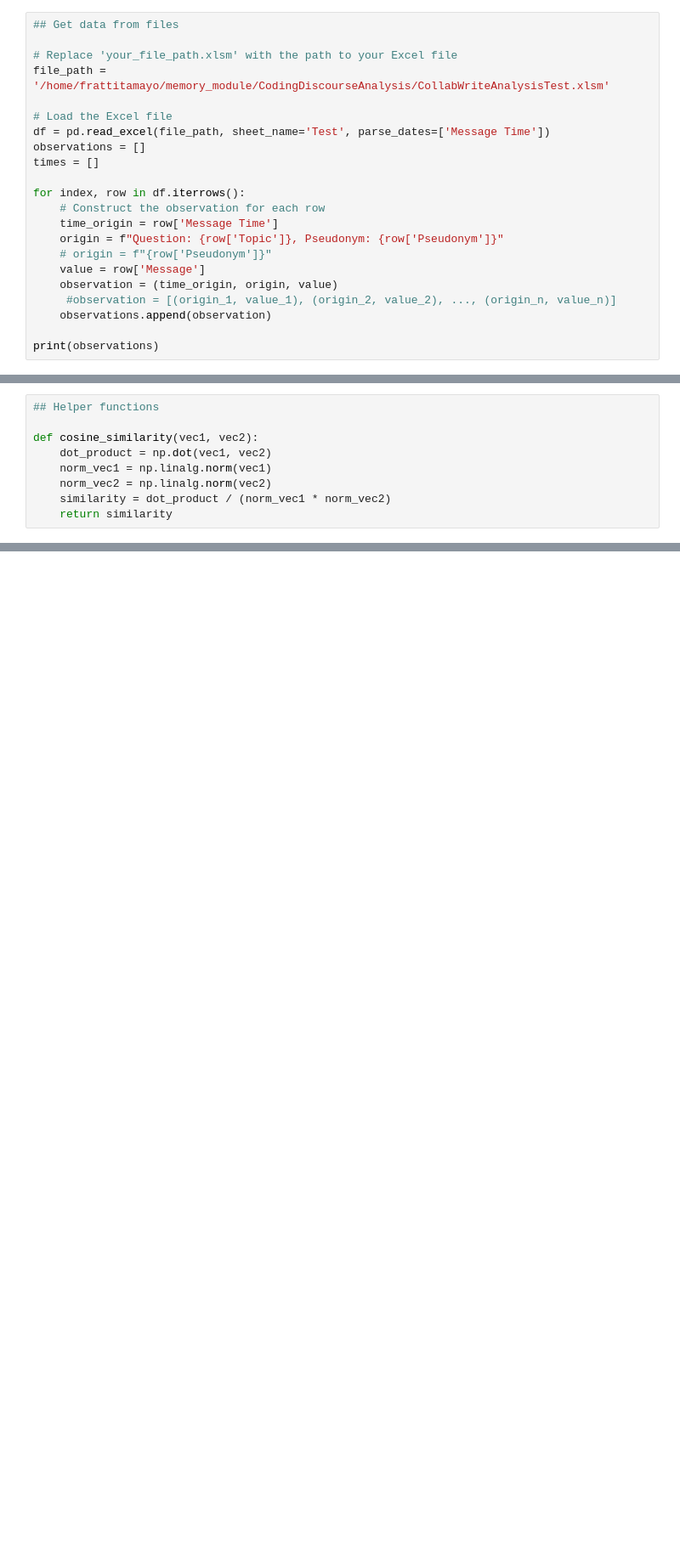
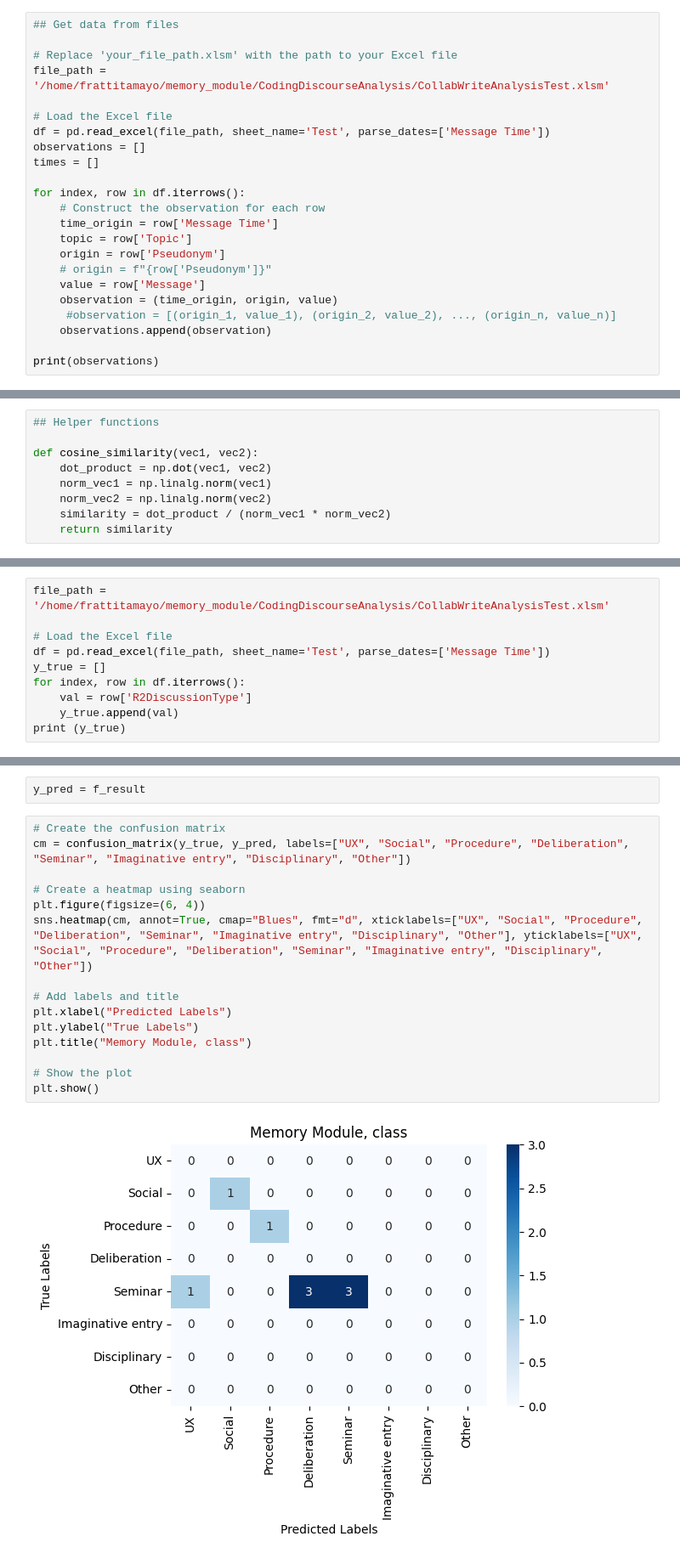
Before and after one commit to fiorellaratti/memory-module, a Jupyter notebook: memoryModule.ipynb, the cells around one changed output, grey strips where cells are left out. Shown at 85% size. Cells and saved outputs as stored; diff of their text form; blank space fills up the shorter version.

```diff
--- a/memoryModule.ipynb
+++ b/memoryModule.ipynb
@@ -47,7 +32,8 @@ times = []
 for index, row in df.iterrows():
     # Construct the observation for each row
     time_origin = row['Message Time']
-    origin = f"Question: {row['Topic']}, Pseudonym: {row['Pseudonym']}"
+    topic = row['Topic']
+    origin = row['Pseudonym']
     # origin = f"{row['Pseudonym']}"
     value = row['Message']
     observation = (time_origin, origin, value)
@@ -264,0 +205,10 @@ llama_print_timings:       total time =   32830.36 ms /   228 tokens
+# %%
+file_path = '/home/frattitamayo/memory_module/CodingDiscourseAnalysis/CollabWriteAnalysisTest.xlsm'
+
+# Load the Excel file
+df = pd.read_excel(file_path, sheet_name='Test', parse_dates=['Message Time'])
+y_true = []
+for index, row in df.iterrows():
+    val = row['R2DiscussionType']
+    y_true.append(val)
+print (y_true)
@@ -264,0 +217,19 @@ llama_print_timings:       total time =   32830.36 ms /   228 tokens
+# %%
+y_pred = f_result
+# %%
+# Create the confusion matrix
+cm = confusion_matrix(y_true, y_pred, labels=["UX", "Social", "Procedure", "Deliberation", "Seminar", "Imaginative entry", "Disciplinary", "Other"])
+
+# Create a heatmap using seaborn
+plt.figure(figsize=(6, 4))
+sns.heatmap(cm, annot=True, cmap="Blues", fmt="d", xticklabels=["UX", "Social", "Procedure", "Deliberation", "Seminar", "Imaginative entry", "Disciplinary", "Other"], yticklabels=["UX", "Social", "Procedure", "Deliberation", "Seminar", "Imaginative entry", "Disciplinary", "Other"])
+
+# Add labels and title
+plt.xlabel("Predicted Labels")
+plt.ylabel("True Labels")
+plt.title("Memory Module, class")
+
+# Show the plot
+plt.show()
+# %% [output]
+[figure, added]
```
Also changed, not shown: parts of 12 cells of this notebook, 33 other files.
